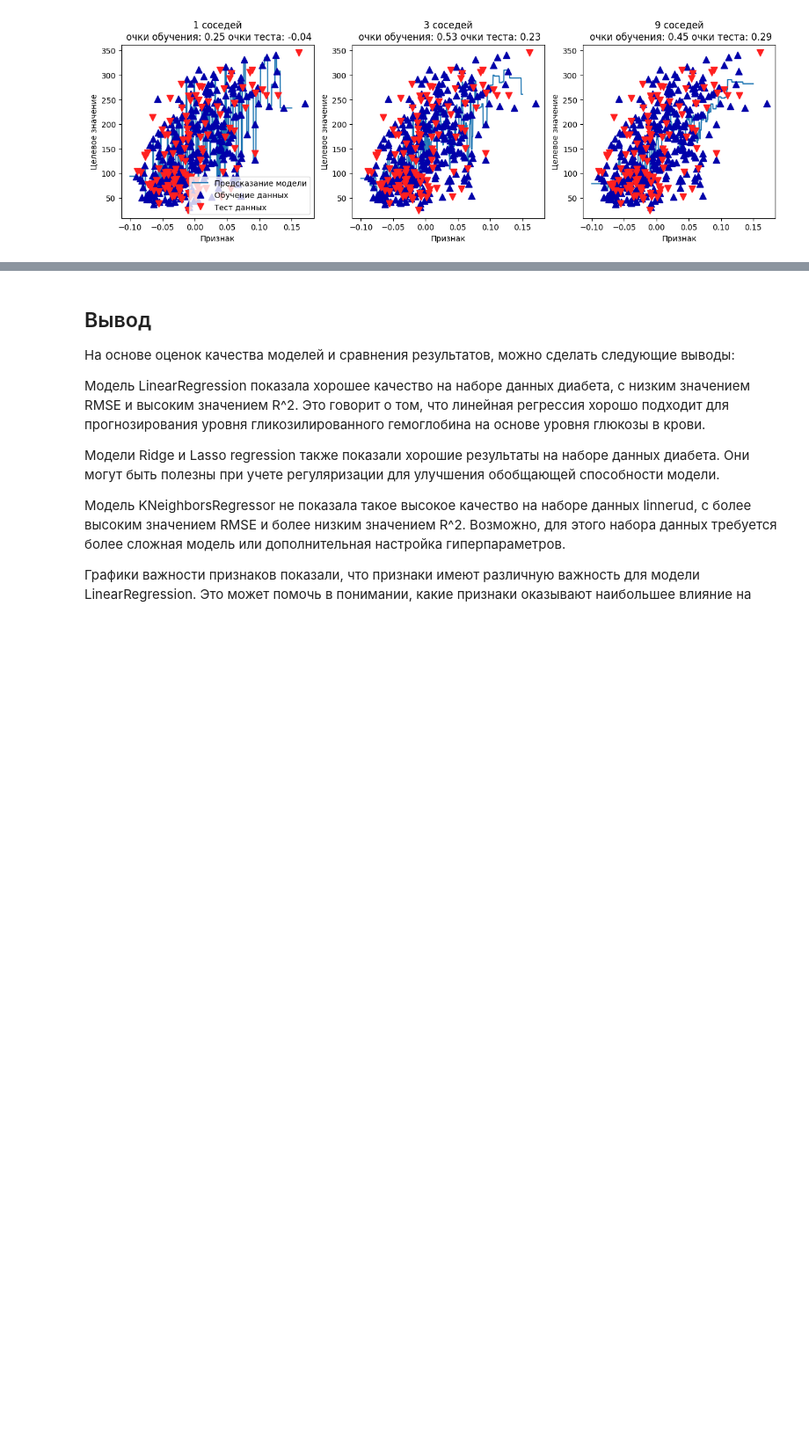
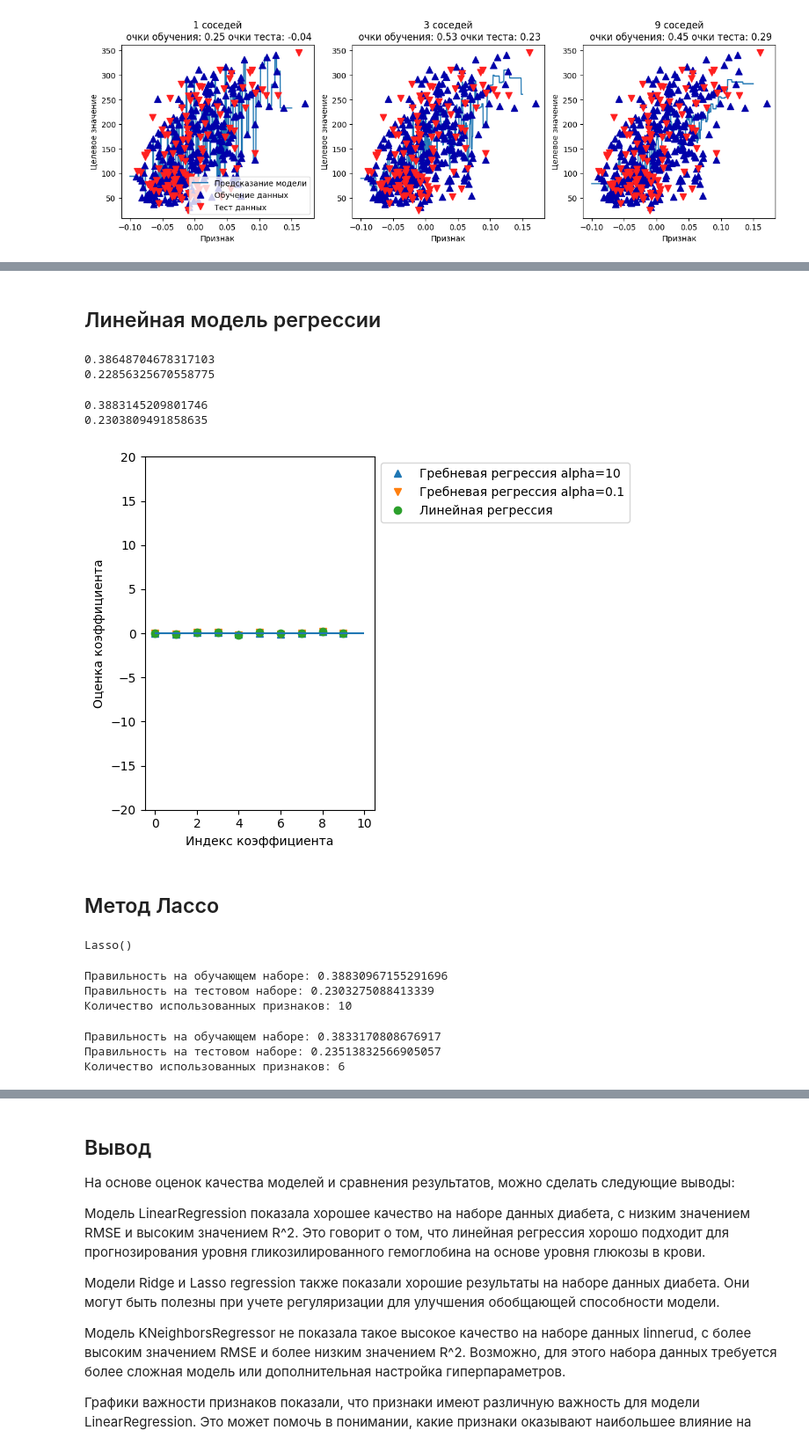
Before and after one commit to S4vageMode/Big_Data_Labs, a Jupyter notebook: Lab5_DzhuratKurbanov.ipynb, the cells around one changed output, grey strips where cells are left out. Shown at 88% size. Saved outputs shown, nothing was run; the diff lists cells and outputs as text; code cells hidden in the pictures; blank space fills up the shorter version.

```diff
--- a/Lab5_DzhuratKurbanov.ipynb
+++ b/Lab5_DzhuratKurbanov.ipynb
@@ -317,0 +472,67 @@ plt.show()
+# %% [markdown]
+## Линейная модель регрессии
+# %%
+from sklearn.linear_model import LinearRegression
+lrr = LinearRegression().fit(X_train, y_train)
+# %%
+ridgee10 = Ridge(alpha=10).fit(X_train,y_train)
+print(f"{ridgee10.score(X_train,y_train)}")
+print(f"{ridgee10.score(X_test,y_test)}")
+# %% [output]
+0.38648704678317103
+0.22856325670558775
+# %%
+ridgee01 = Ridge(alpha=0.1).fit(X_train,y_train)
+print(f"{ridgee01.score(X_train,y_train)}")
+print(f"{ridgee01.score(X_test,y_test)}")
+# %% [output]
+0.3883145209801746
+0.2303809491858635
+# %%
+
+plt.plot(ridgee10.coef_, '^', label="Гребневая регрессия alpha=10")
+plt.plot(ridgee01.coef_, 'v', label="Гребневая регрессия alpha=0.1")
+plt.plot(lrr.coef_, 'o', label="Линейная регрессия")
+plt.xlabel("Индекс коэффициента")
+plt.ylabel("Оценка коэффициента")
+plt.hlines(0, 0, len(lrr.coef_))
+plt.ylim(-20, 20)
+
+plt.legend(loc='upper left', bbox_to_anchor=(1, 1))
+
+plt.tight_layout()
+
+plt.show()
+# %% [output]
+[figure, added]
+# %% [markdown]
+## Метод Лассо
+# %%
+from sklearn.linear_model import Lasso
+
+lasso = Lasso()
+lasso.fit(X_train, y_train)
+# %% [output]
+Lasso()
+# %%
+lasso0001 = Lasso(alpha=0.0001, max_iter=1000000)
+lasso0001.fit(X_train, y_train)
+
+print(f"Правильность на обучающем наборе: {lasso0001.score(X_train, y_train)}")
+print(f"Правильность на тестовом наборе: {lasso0001.score(X_test, y_test)}")
+print(f"Количество использованных признаков: {np.sum(lasso0001.coef_ != 0)}")
+# %% [output]
+Правильность на обучающем наборе: 0.38830967155291696
+Правильность на тестовом наборе: 0.2303275088413339
+Количество использованных признаков: 10
+# %%
+lasso001 = Lasso(alpha=0.01, max_iter=1000000)
+lasso001.fit(X_train, y_train)
+
+print(f"Правильность на обучающем наборе: {lasso001.score(X_train, y_train)}")
+print(f"Правильность на тестовом наборе: {lasso001.score(X_test, y_test)}")
+print(f"Количество использованных признаков: {np.sum(lasso001.coef_ != 0)}")
+# %% [output]
+Правильность на обучающем наборе: 0.3833170808676917
+Правильность на тестовом наборе: 0.23513832566905057
+Количество использованных признаков: 6
```
Also changed, not shown: parts of 32 cells of this notebook.
